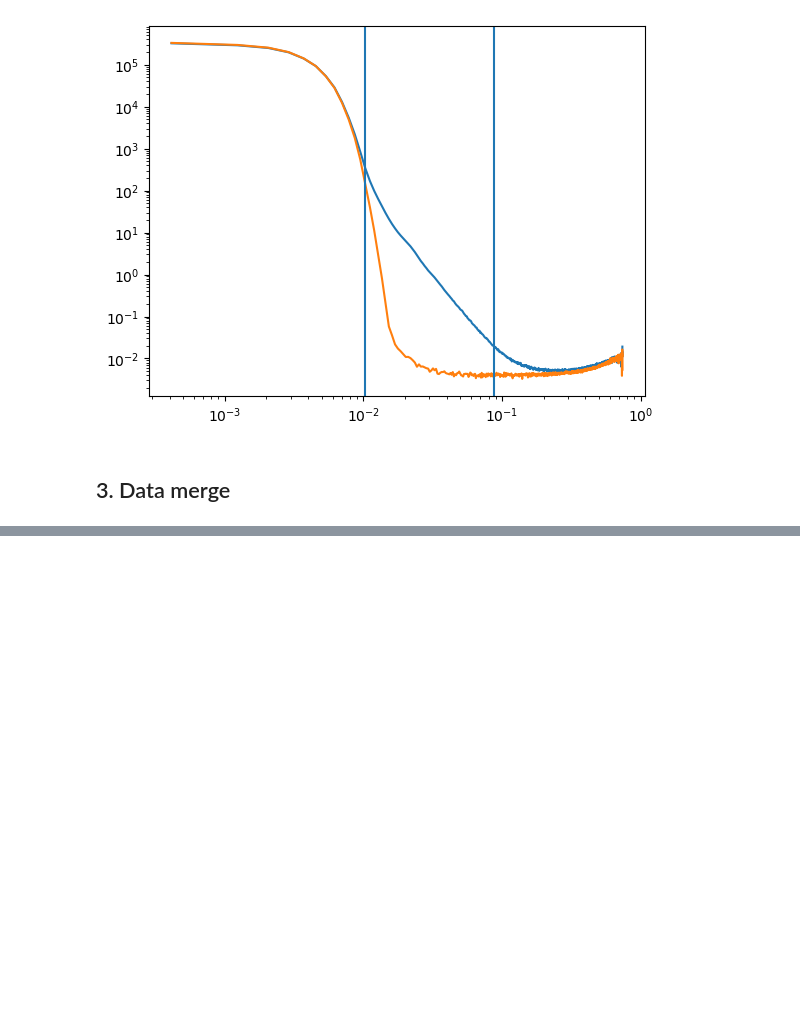
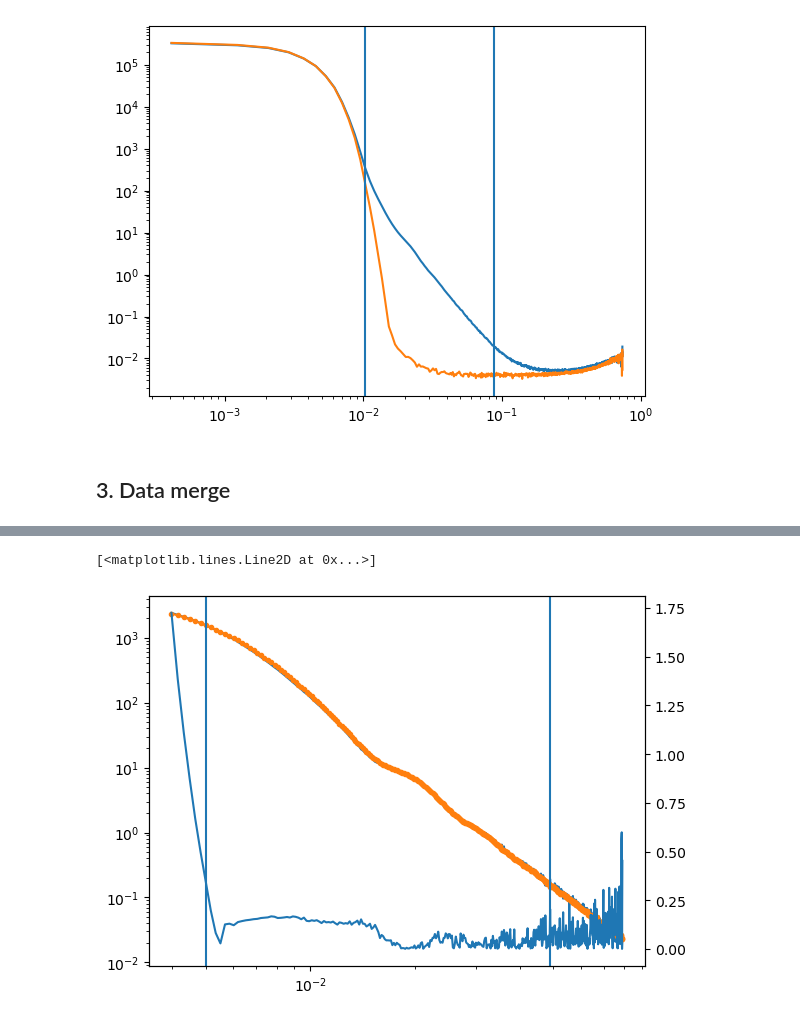
Before and after one commit to pozzo-research-group/saxs_data_processing, a Jupyter notebook: brenden_prototype/datamerge/saxs_data_process_prototyping.ipynb, the cells around one changed output, grey strips where cells are left out. Drawn from its saved outputs; the diff is of its cells as text; code cells hidden in the pictures; blank space fills up the shorter version.

```diff
--- a/brenden_prototype/datamerge/saxs_data_process_prototyping.ipynb
+++ b/brenden_prototype/datamerge/saxs_data_process_prototyping.ipynb
@@ -519,0 +427,28 @@ plt.loglog(data1['q'], data1['I'], ls = ' ', marker = '.')
+# %%
+saxs_interpolated = interpolate_on_q(esaxs_overlap, saxs_overlap)
+# %%
+# find q_min
+merge_esaxs = esaxs_overlap
+merge_saxs = saxs_interpolated
+
+
+def find_qlim_low(low_q_data, hi_q_data, val_threshold = 0.1, slope_threshold = 0.4):
+    """
+    Find the low q merge limit using combination of curve closeness and slope criteria
+    """
+    slope_ratio = deriv_ratio(low_q_data, hi_q_data)
+    val_ratio = ratio_running_average(low_q_data['I'], hi_q_data['I'])
+
+    match_count = 0
+
+    for q, val, slope in zip(low_q_data['q'][1:], val_ratio[1:], slope_ratio):
+
+        if abs(1-val) < val_threshold:
+            if abs(1-slope) < slope_threshold:
+                match_count +=1
+
+        if match_count == 3:
+            # we've found limit
+            return q
+
+    raise AssertionError('Q low limit matching given criteria not found')
@@ -519,0 +490,14 @@ plt.loglog(data1['q'], data1['I'], ls = ' ', marker = '.')
+# %%
+fig, ax = plt.subplots()
+
+ax.loglog(merge_esaxs['q'], merge_esaxs['I'])
+ax.loglog(merge_saxs['q'], merge_saxs['I'], marker = '.')
+
+ax.vlines(qlim_lo, 0, 1e4)
+ax.vlines(qlim_hi, 0, 1e4)
+ax1 = ax.twinx()
+
+ax1.semilogx(merge_esaxs['q'], noise_value)
+# %% [output]
+[<matplotlib.lines.Line2D at 0x...>]
+[figure, added]
```
Also changed, not shown: parts of 24 cells of this notebook.
